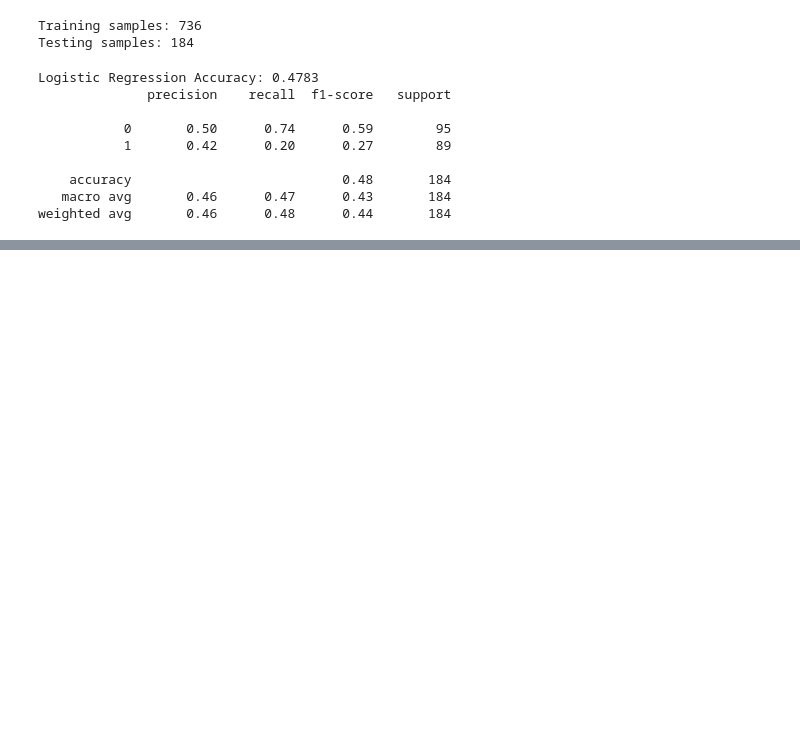
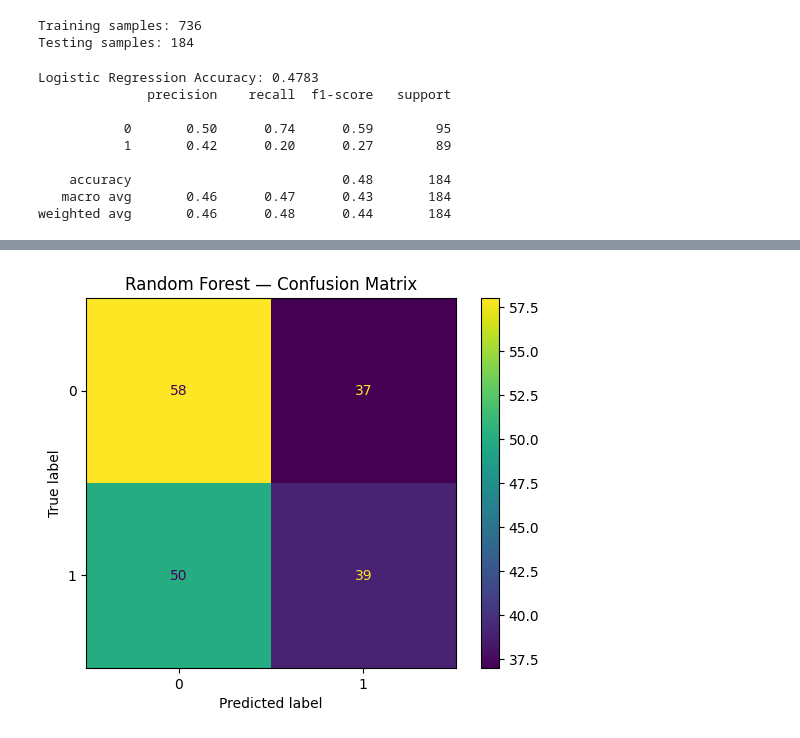
Before and after one commit to samarthpatel03/quantitative-market-analysis, a Jupyter notebook: stock_prediction.ipynb, the cells around one changed output, grey strips where cells are left out. Drawn from its saved outputs; the diff is of its cells as text; code cells hidden in the pictures; blank space fills up the shorter version.

Commit message:
Added confusion matrix and finalised evaluation

```diff
--- a/stock_prediction.ipynb
+++ b/stock_prediction.ipynb
@@ -392,3 +399,9 @@ weighted avg       0.54      0.54      0.53       184
+# %%
+ConfusionMatrixDisplay.from_predictions(y_test, rf_pred)
+plt.title('Random Forest — Confusion Matrix')
+plt.show()
+# %% [output]
+[figure, added]
 # %%
 from xgboost import XGBClassifier
 
```
Also changed, not shown: parts of 20 cells of this notebook, 1 other file.
